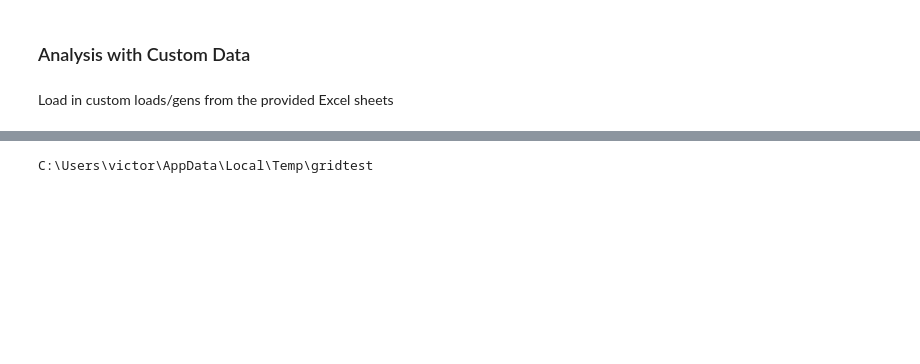
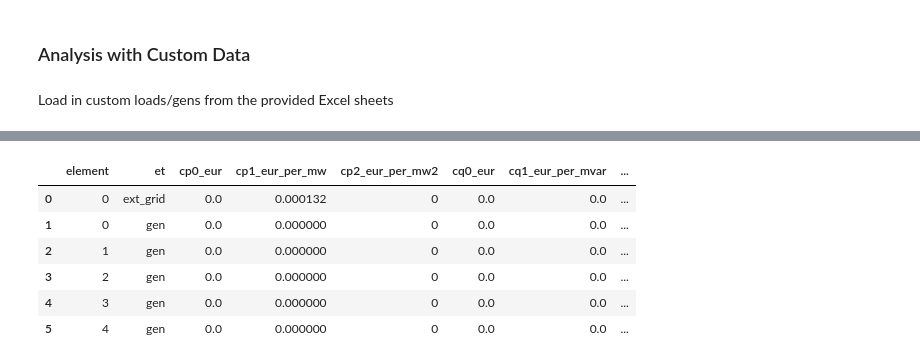
Before and after one commit to viktorcus/idp-grid-stability, a Jupyter notebook: src/gridtest.ipynb, the cells around one changed output, grey strips where cells are left out. Drawn from its saved outputs; the diff is of its cells as text; code cells hidden in the pictures; blank space fills up the shorter version.

```diff
--- a/src/gridtest.ipynb
+++ b/src/gridtest.ipynb
@@ -215,11 +211,33 @@ net.res_gen
 # %% [markdown]
 Load in custom loads/gens from the provided Excel sheets
 # %%
-load_control = pl.json_to_net(net, "load", limit=1000)
+net=case30()
+
+net.poly_cost["cp2_eur_per_mw2"] = 0        # clear out default costs
+store_el = create_storage(
+    net, 5,
+    p_mw = 0,
+    q_mvar = 0,
+    controllable=True,
+    max_e_mwh = 20,
+    soc_percent=60,
+    max_p_mw=5,
+    min_p_mw=-5,
+    max_q_mvar=5,
+    min_q_mvar=-5)
+
+
+load_control = pl.json_to_net(net, "load", date="1/2/2026")
+gen_control = pl.json_to_net(net, "gen", date="1/2/2026")
+tariff_control = pl.json_to_net(net, "poly_cost", date="1/2/2026")
+storage_control = Battery(net=net, element_index=0)
 # %%
 ow = OutputWriter(net,
-                  output_path="C:\\Users\\victor\\Documents\\College\\Fachhochschule Oberosterreich\\Interdisciplinary_Project\\idp-grid-stability",
+                  output_path="..\\results",
                   output_file_type='.csv', csv_separator=",")
-run_timeseries(net, continue_on_divergence=True)
+ow.log_variable("res_storage", "p_mw")
+ow.log_variable("storage", "soc_percent")
+run_timeseries(net, continue_on_divergence=True
+               , max_iteration=40, verbose=True)
 # %% [output]
 No time steps to calculate are specified. I'll check the datasource of the first controller for avaiable time steps
@@ -226,5 +257,10 @@ No time steps to calculate are specified. I'll check the datasource of the first
-# %%
-output_dir = os.path.join(tempfile.gettempdir(), "gridtest")
-print(output_dir)
-# %% [output]
-C:\Users\victor\AppData\Local\Temp\gridtest
+# %%
+net.poly_cost
+# %% [output]
+|  | element | et | cp0_eur | cp1_eur_per_mw | cp2_eur_per_mw2 | cq0_eur | cq1_eur_per_mvar | ... |
+| 0 | 0 | ext_grid | 0.0 | 0.000132 | 0 | 0.0 | 0.0 | ... |
+| 1 | 0 | gen | 0.0 | 0.000000 | 0 | 0.0 | 0.0 | ... |
+| 2 | 1 | gen | 0.0 | 0.000000 | 0 | 0.0 | 0.0 | ... |
+| 3 | 2 | gen | 0.0 | 0.000000 | 0 | 0.0 | 0.0 | ... |
+| 4 | 3 | gen | 0.0 | 0.000000 | 0 | 0.0 | 0.0 | ... |
+| 5 | 4 | gen | 0.0 | 0.000000 | 0 | 0.0 | 0.0 | ... |
```
Also changed, not shown: parts of 13 cells of this notebook, 1 other file.
